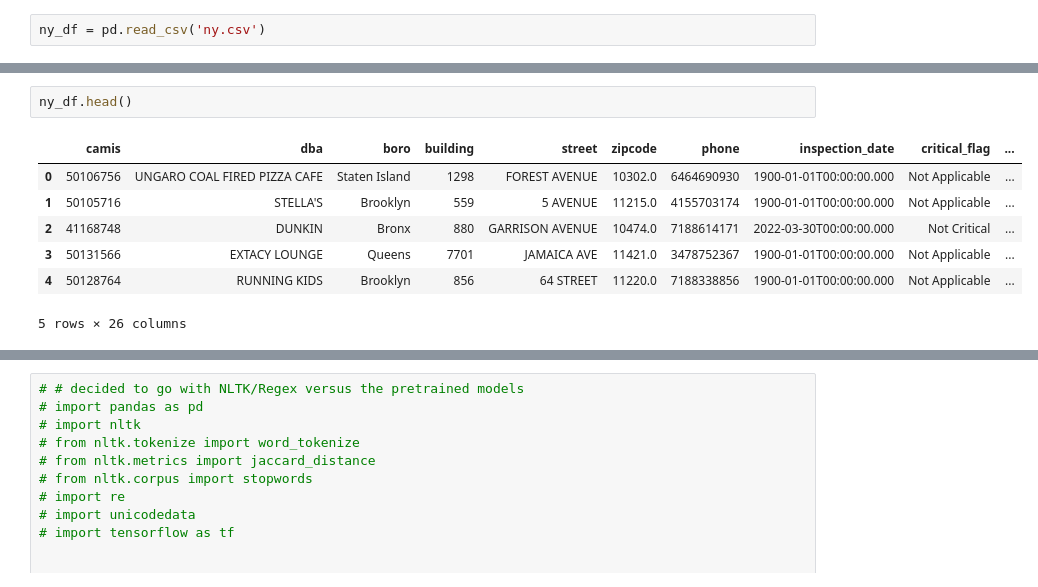
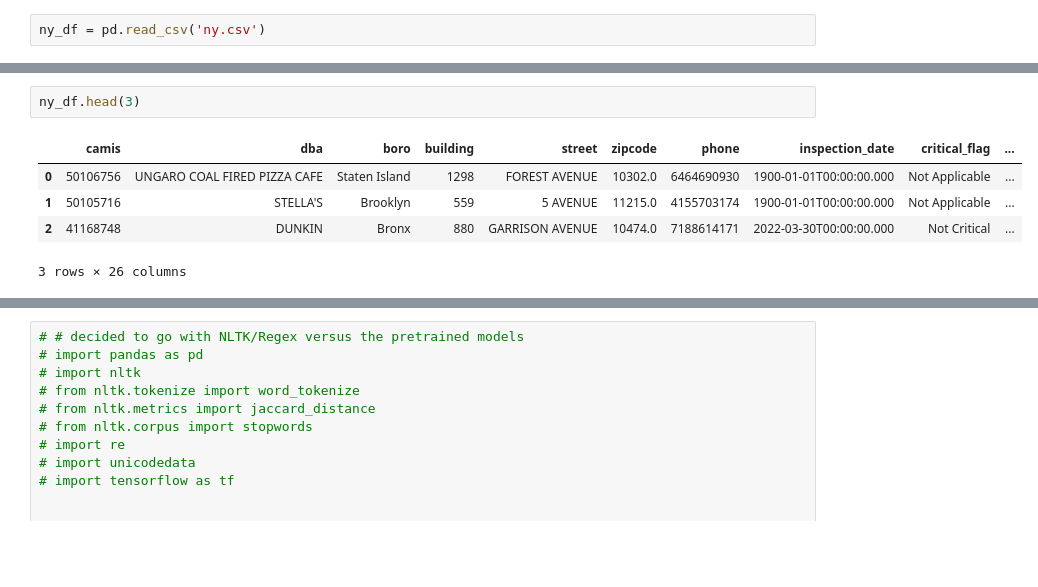
Before and after one commit to Somerville-2023/New-York-health-Inspection-Prediction, a Jupyter notebook: marc-folder/yelp_api_acquire.ipynb, the cells around one changed output, grey strips where cells are left out. Saved outputs shown, nothing was run; the diff lists cells and outputs as text; blank space fills up the shorter version.

```diff
--- a/marc-folder/yelp_api_acquire.ipynb
+++ b/marc-folder/yelp_api_acquire.ipynb
@@ -187,10 +164,8 @@ memory usage: 41.2+ MB
 # %%
-ny_df.head()
+ny_df.head(3)
 # %% [output]
 |  | camis | dba | boro | building | street | zipcode | phone | inspection_date | critical_flag | ... |
 | 0 | 50106756 | UNGARO COAL FIRED PIZZA CAFE | Staten Island | 1298 | FOREST AVENUE | 10302.0 | 6464690930 | 1900-01-01T00:00:00.000 | Not Applicable | ... |
 | 1 | 50105716 | STELLA'S | Brooklyn | 559 | 5 AVENUE | 11215.0 | 4155703174 | 1900-01-01T00:00:00.000 | Not Applicable | ... |
 | 2 | 41168748 | DUNKIN | Bronx | 880 | GARRISON AVENUE | 10474.0 | 7188614171 | 2022-03-30T00:00:00.000 | Not Critical | ... |
-| 3 | 50131566 | EXTACY LOUNGE | Queens | 7701 | JAMAICA AVE | 11421.0 | 3478752367 | 1900-01-01T00:00:00.000 | Not Applicable | ... |
-| 4 | 50128764 | RUNNING KIDS | Brooklyn | 856 | 64 STREET | 11220.0 | 7188338856 | 1900-01-01T00:00:00.000 | Not Applicable | ... |
-5 rows × 26 columns
+3 rows × 26 columns
```
Also changed, not shown: parts of 47 cells of this notebook.
